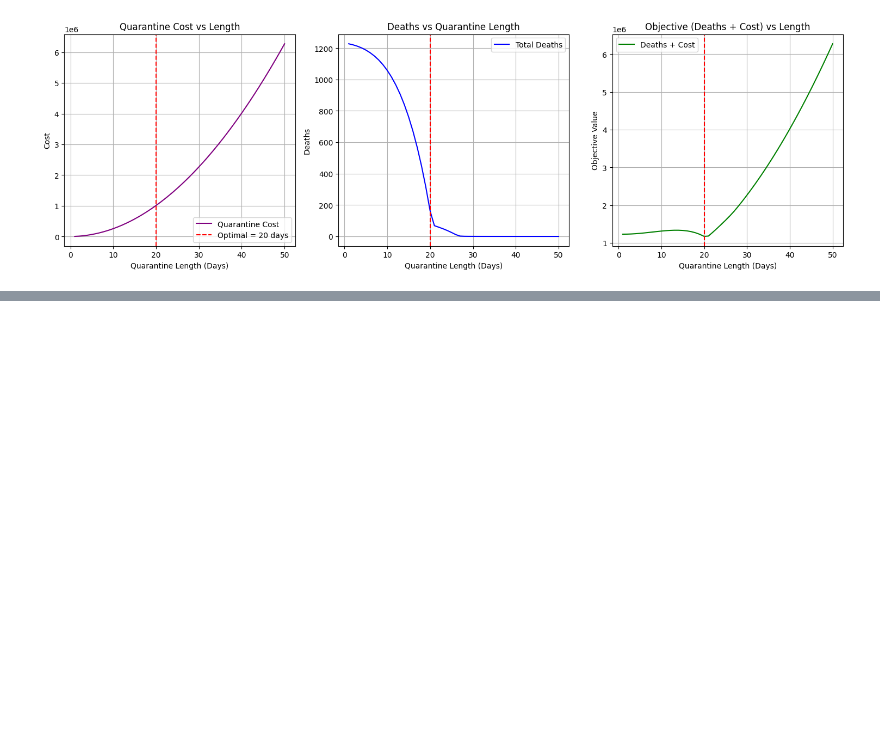
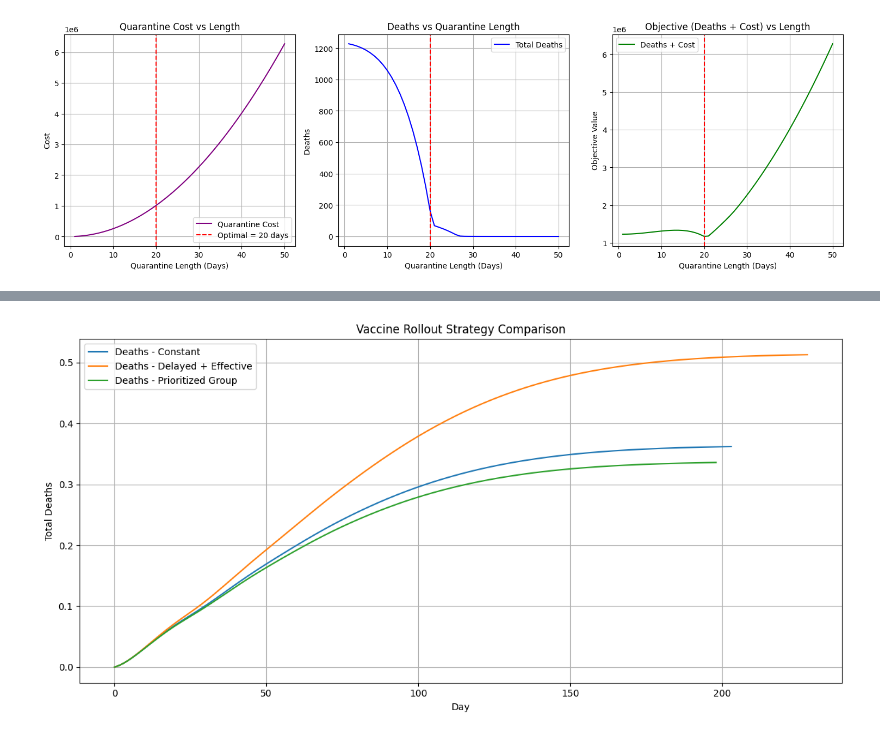
Before and after one commit to rwalsh7231/543T-Final-Project, a Jupyter notebook: Disease Analysis.ipynb, the cells around one changed output, grey strips where cells are left out. Saved outputs shown, nothing was run; the diff lists cells and outputs as text; code cells hidden in the pictures; blank space fills up the shorter version.

```diff
--- a/Disease Analysis.ipynb
+++ b/Disease Analysis.ipynb
@@ -618,0 +622,31 @@ plt.show()
+# %%
+# Combine optimal quarantine time with vaccine rollout strategies
+# Create population
+pop1 = DiseaseAnalysis.Population(100000, 0.32, 0.07, 0.0008, 0.0009, True, 0, 20)
+pop2 = DiseaseAnalysis.Population(10000, 0.5, 0.07, 0.0008, 0.0009, True, 0, 20)
+
+pop3 = DiseaseAnalysis.Population(100000, 0.32, 0.07, 0.0008, 0.0009, True, 0, 20)
+pop4 = DiseaseAnalysis.Population(10000, 0.5, 0.07, 0.0008, 0.0009, True, 0, 20)
+
+pop5 = DiseaseAnalysis.Population(100000, 0.32, 0.07, 0.0008, 0.0009, True, 0, 20)
+pop6 = DiseaseAnalysis.Population(10000, 0.5, 0.07, 0.0008, 0.0009, True, 0, 20)
+
+# Simulate
+S1, I1, R1, D1 = simulate_with_vaccine([pop1, pop2], rollout_plan=constant_rollout)
+S2, I2, R2, D2 = simulate_with_vaccine([pop3, pop4], rollout_plan=delayed_high_efficacy)
+S3, I3, R3, D3 = simulate_with_vaccine([pop5, pop6], rollout_plan=priority_group_first)
+
+# Plot
+plt.figure(figsize=(12, 6))
+plt.plot(D1, label="Deaths - Constant")
+plt.plot(D2, label="Deaths - Delayed + Effective")
+plt.plot(D3, label="Deaths - Prioritized Group")
+plt.title("Vaccine Rollout Strategy Comparison")
+plt.xlabel("Day")
+plt.ylabel("Total Deaths")
+plt.legend()
+plt.grid(True)
+plt.tight_layout()
+plt.show()
+# %% [output]
+[figure, added]
```
Also changed, not shown: parts of 4 cells of this notebook.
